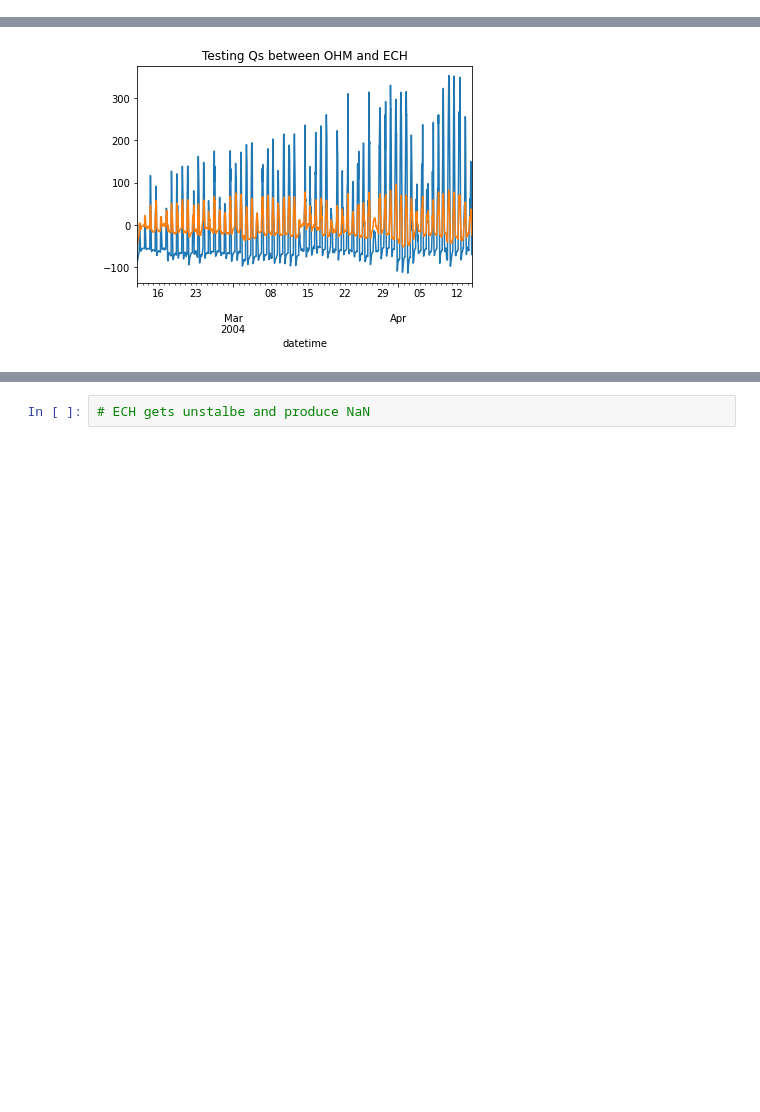
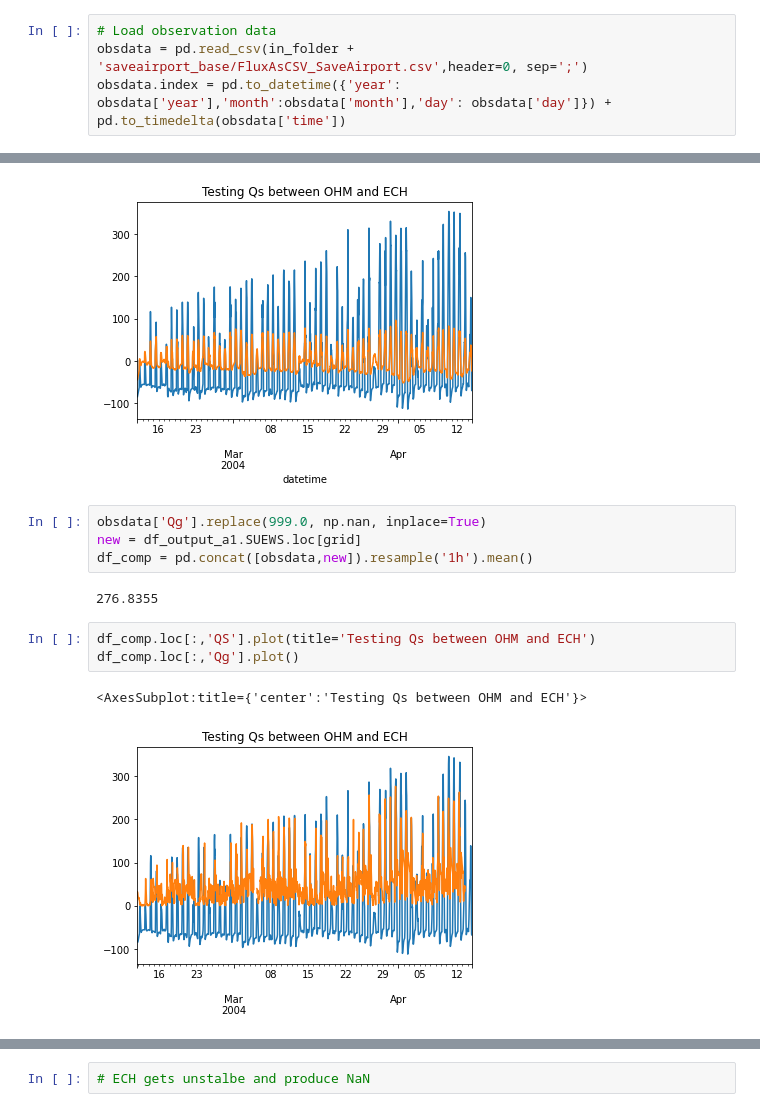
Before and after one commit to gusbacos/SUEWS_DB_Typology_test, a Jupyter notebook: code/run_tests.ipynb, the cells around one changed output, grey strips where cells are left out. Saved outputs shown, nothing was run; the diff lists cells and outputs as text; blank space fills up the shorter version.

Commit message:
Added data and code for airport

```diff
--- a/code/run_tests.ipynb
+++ b/code/run_tests.ipynb
@@ -340,6 +340,10 @@ grid = df_state_init_save.index[0]
 df_forcing_save = sp.load_forcing_grid(s_rc, grid)
 # %% [output]
 2024-03-04 13:23:16,988 - SuPy - INFO - All cache cleared.
+# %%
+# Load observation data
+obsdata = pd.read_csv(in_folder + 'saveairport_base/FluxAsCSV_SaveAirport.csv',header=0, sep=';')
+obsdata.index = pd.to_datetime({'year': obsdata['year'],'month':obsdata['month'],'day': obsdata['day']}) + pd.to_timedelta(obsdata['time'])
 # %%
 #testrun
 df_output_save, df_state_final_save = sp.run_supy(df_forcing_save, df_state_init_save)
@@ -441,3 +445,15 @@ df_output_a2.SUEWS.loc[grid].loc[:,'QS'].plot()
 # %% [output]
 <AxesSubplot:title={'center':'Testing Qs between OHM and ECH'}, xlabel='datetime'>
 [figure]
+# %%
+obsdata['Qg'].replace(999.0, np.nan, inplace=True)
+new = df_output_a1.SUEWS.loc[grid]
+df_comp = pd.concat([obsdata,new]).resample('1h').mean()
+# %% [output]
+276.8355
+# %%
+df_comp.loc[:,'QS'].plot(title='Testing Qs between OHM and ECH')
+df_comp.loc[:,'Qg'].plot()
+# %% [output]
+<AxesSubplot:title={'center':'Testing Qs between OHM and ECH'}>
+[figure, added]
```
Also changed, not shown: parts of 3 cells of this notebook, 3 other files.
